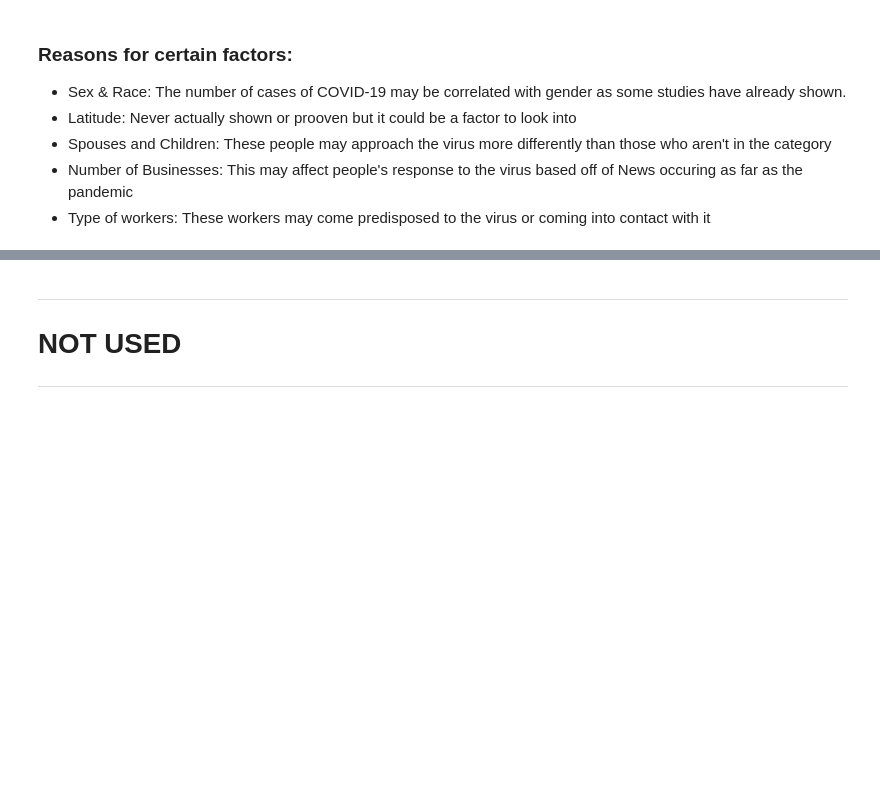
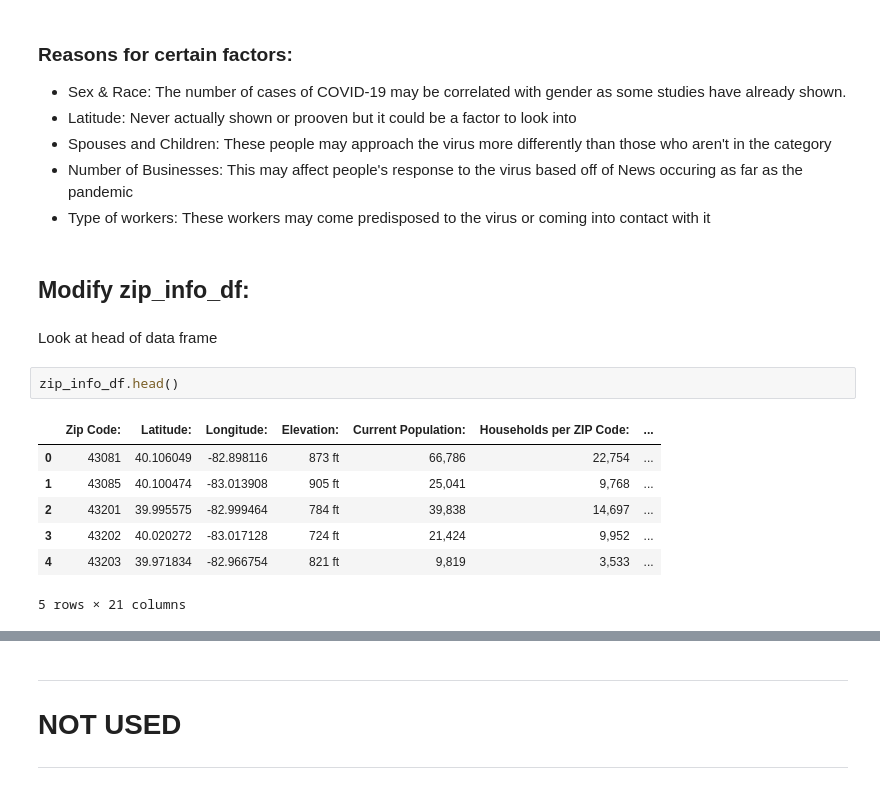
Before and after one commit to stein463/AppliedDataScienceCapstoneIBM, a Jupyter notebook: FinalProjectForIBMDataScienceCertification.ipynb, the cells around one changed output, grey strips where cells are left out. Saved outputs shown, nothing was run; the diff lists cells and outputs as text; blank space fills up the shorter version.

```diff
--- a/FinalProjectForIBMDataScienceCertification.ipynb
+++ b/FinalProjectForIBMDataScienceCertification.ipynb
@@ -332,3 +332,17 @@ zip_info_df=zip_info_df[['Zip Code:','Latitude:','Longitude:','Elevation:','Curr
 - Spouses and Children: These people may approach the virus more differently than those who aren't in the category
 - Number of Businesses: This may affect people's response to the virus based off of News occuring as far as the pandemic
 - Type of workers: These workers may come predisposed to the virus or coming into contact with it
+# %% [markdown]
+## Modify zip_info_df:
+# %% [markdown]
+Look at head of data frame
+# %%
+zip_info_df.head()
+# %% [output]
+|  | Zip Code: | Latitude: | Longitude: | Elevation: | Current Population: | Households per ZIP Code: | ... |
+| 0 | 43081 | 40.106049 | -82.898116 | 873 ft | 66,786 | 22,754 | ... |
+| 1 | 43085 | 40.100474 | -83.013908 | 905 ft | 25,041 | 9,768 | ... |
+| 2 | 43201 | 39.995575 | -82.999464 | 784 ft | 39,838 | 14,697 | ... |
+| 3 | 43202 | 40.020272 | -83.017128 | 724 ft | 21,424 | 9,952 | ... |
+| 4 | 43203 | 39.971834 | -82.966754 | 821 ft | 9,819 | 3,533 | ... |
+5 rows × 21 columns
```
Also changed, not shown: parts of 7 cells of this notebook.
